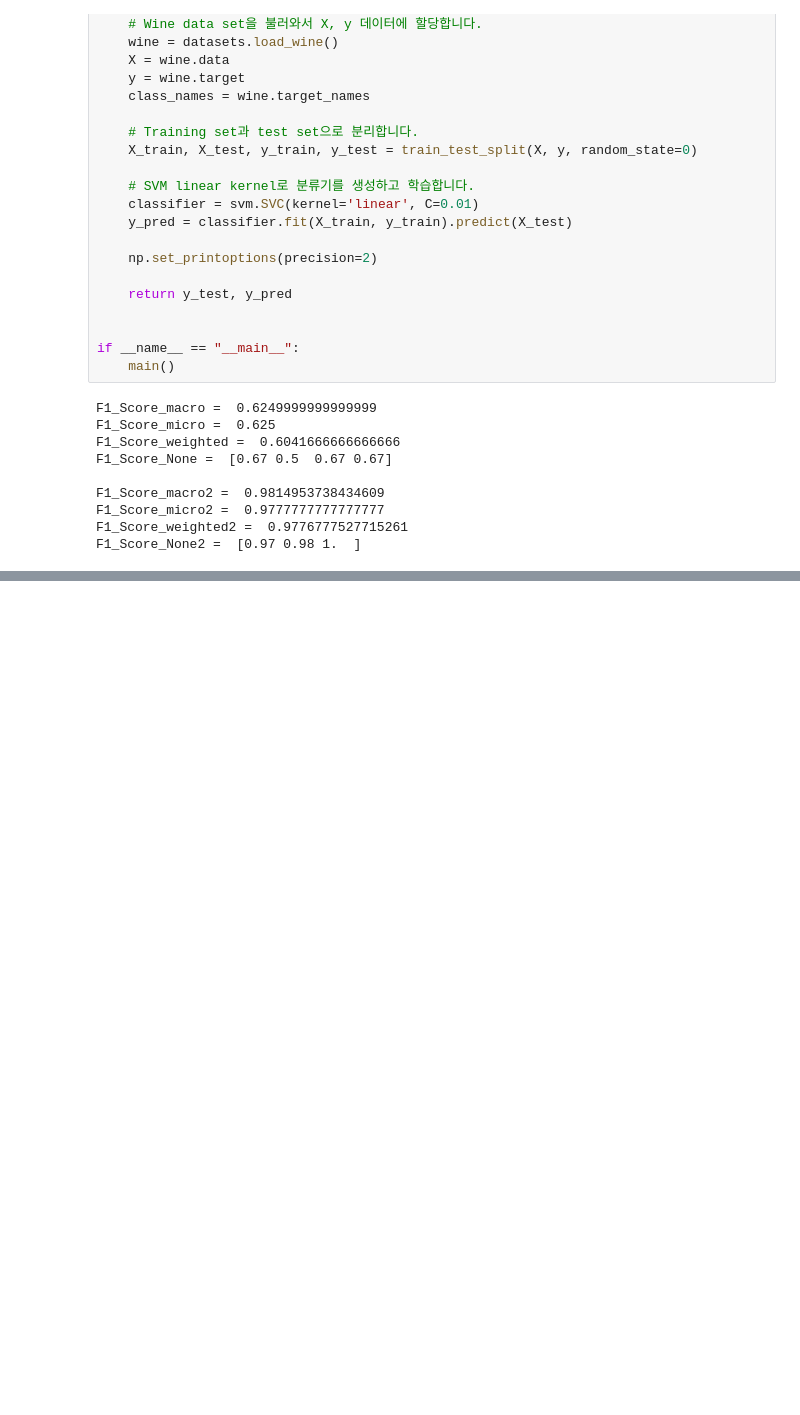
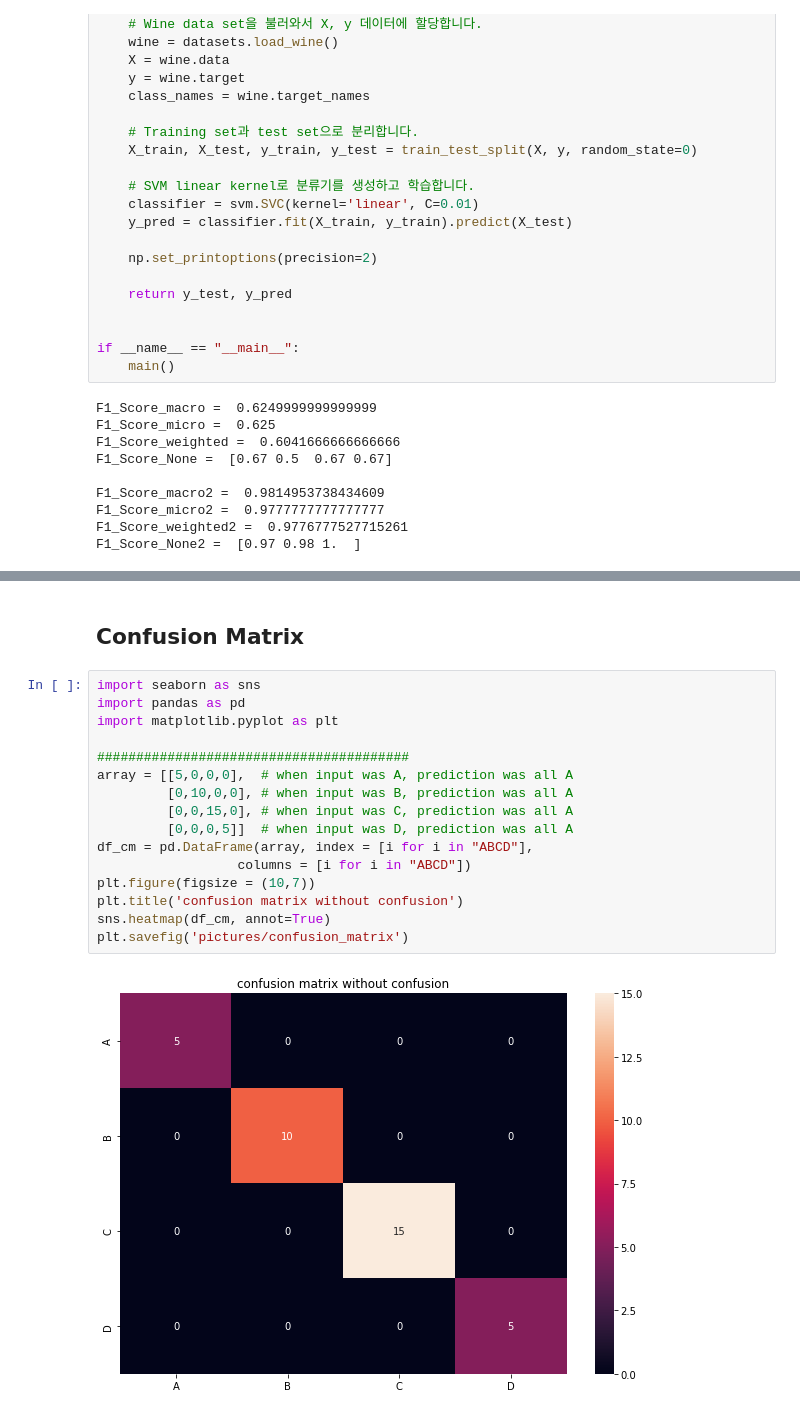
Before and after one commit to herbwood/study_datascience, a Jupyter notebook: yangjaehub/09.evaluating_classification_model.ipynb, the cells around one changed output, grey strips where cells are left out. Saved outputs shown, nothing was run; the diff lists cells and outputs as text; blank space fills up the shorter version.

```diff
--- a/yangjaehub/09.evaluating_classification_model.ipynb
+++ b/yangjaehub/09.evaluating_classification_model.ipynb
@@ -343,0 +427,21 @@ F1_Score_None2 =  [0.97 0.98 1.  ]
+# %% [markdown]
+Confusion Matrix
+-----
+# %%
+import seaborn as sns
+import pandas as pd
+import matplotlib.pyplot as plt
+
+########################################
+array = [[5,0,0,0],  # when input was A, prediction was all A
+         [0,10,0,0], # when input was B, prediction was all A
+         [0,0,15,0], # when input was C, prediction was all A
+         [0,0,0,5]]  # when input was D, prediction was all A
+df_cm = pd.DataFrame(array, index = [i for i in "ABCD"],
+                  columns = [i for i in "ABCD"])
+plt.figure(figsize = (10,7))
+plt.title('confusion matrix without confusion')
+sns.heatmap(df_cm, annot=True)
+plt.savefig('pictures/confusion_matrix')
+# %% [output]
+[figure, added]
```
Also changed, not shown: parts of 4 cells of this notebook.
